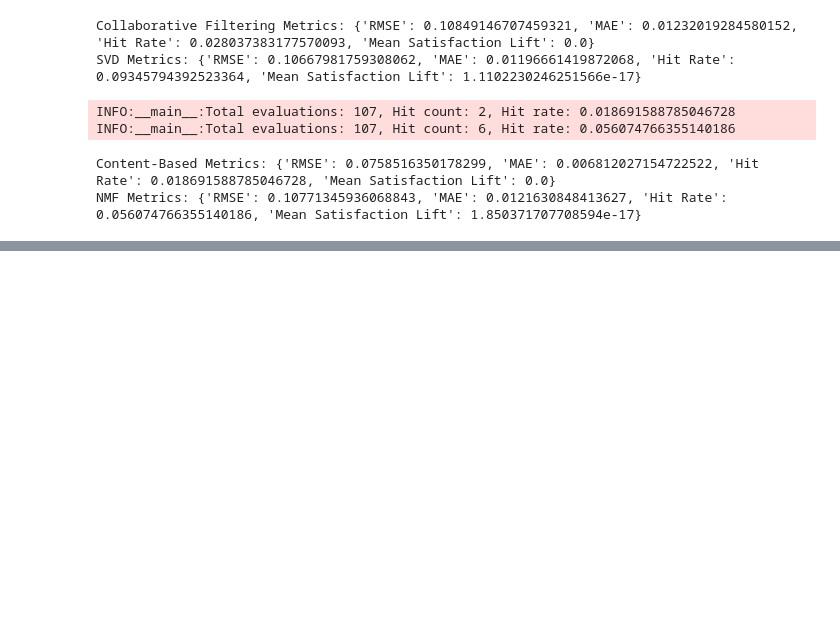
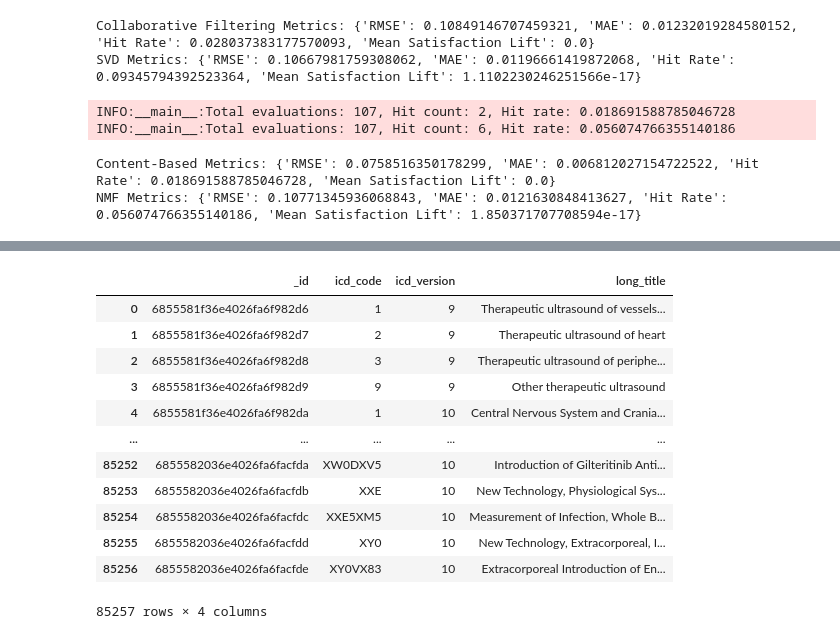
Before and after one commit to HSE-Pulse/CarePlanPlus, a Jupyter notebook: recommender_system_algorithm6.ipynb, the cells around one changed output, grey strips where cells are left out. Saved outputs shown, nothing was run; the diff lists cells and outputs as text; code cells hidden in the pictures; blank space fills up the shorter version.

```diff
--- a/recommender_system_algorithm6.ipynb
+++ b/recommender_system_algorithm6.ipynb
@@ -573,0 +890,16 @@ ICD Code: 8853, Description: Angiocardiography of left heart structures
+# %%
+df_d_icd_procedures
+# %% [output]
+|  | _id | icd_code | icd_version | long_title |
+| 0 | 6855581f36e4026fa6f982d6 | 1 | 9 | Therapeutic ultrasound of vessels... |
+| 1 | 6855581f36e4026fa6f982d7 | 2 | 9 | Therapeutic ultrasound of heart |
+| 2 | 6855581f36e4026fa6f982d8 | 3 | 9 | Therapeutic ultrasound of periphe... |
+| 3 | 6855581f36e4026fa6f982d9 | 9 | 9 | Other therapeutic ultrasound |
+| 4 | 6855581f36e4026fa6f982da | 1 | 10 | Central Nervous System and Crania... |
+| ... | ... | ... | ... | ... |
+| 85252 | 6855582036e4026fa6facfda | XW0DXV5 | 10 | Introduction of Gilteritinib Anti... |
+| 85253 | 6855582036e4026fa6facfdb | XXE | 10 | New Technology, Physiological Sys... |
+| 85254 | 6855582036e4026fa6facfdc | XXE5XM5 | 10 | Measurement of Infection, Whole B... |
+| 85255 | 6855582036e4026fa6facfdd | XY0 | 10 | New Technology, Extracorporeal, I... |
+| 85256 | 6855582036e4026fa6facfde | XY0VX83 | 10 | Extracorporeal Introduction of En... |
+85257 rows × 4 columns
```
Also changed, not shown: parts of 4 cells of this notebook, 1 other file.
